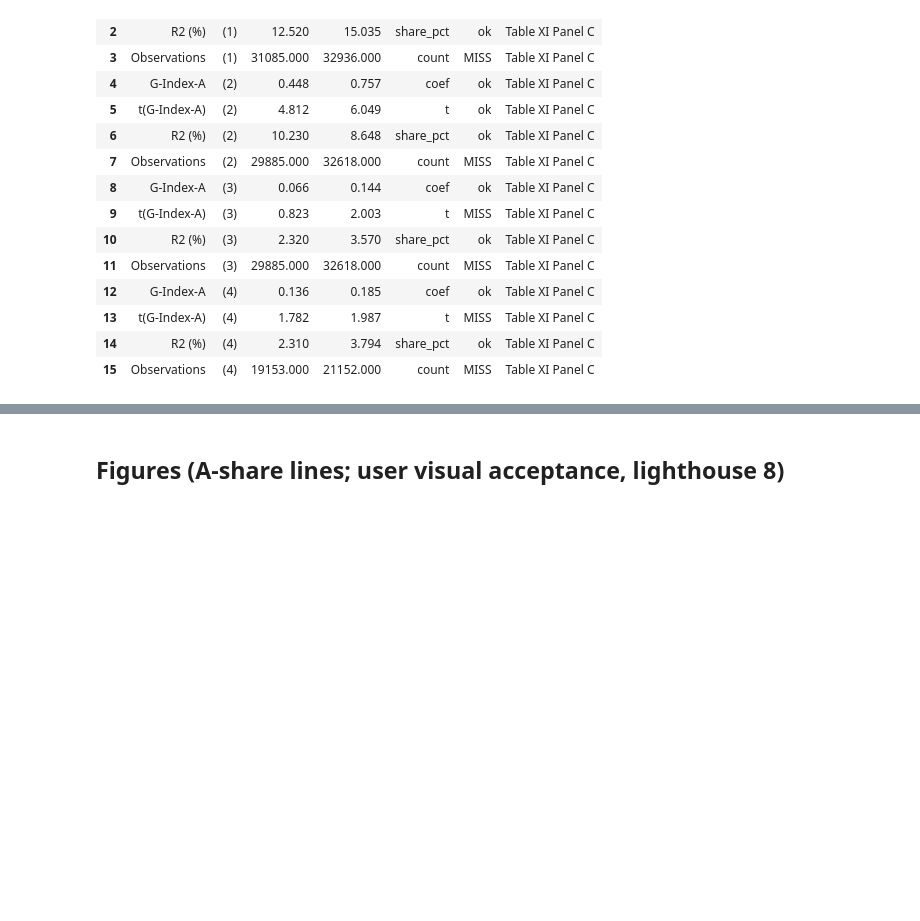
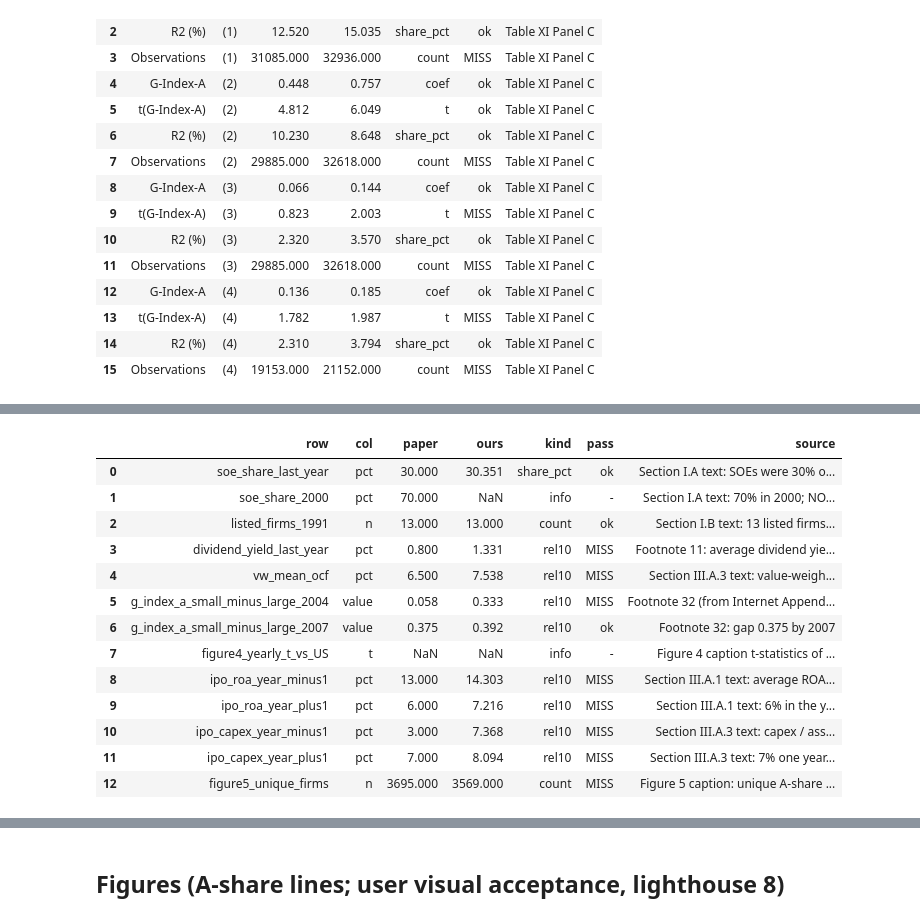
Before and after one commit to cchck/stock-exploration, a Jupyter notebook: notebooks/02_allen.ipynb, the cells around one changed output, grey strips where cells are left out. Cells and saved outputs as stored; diff of their text form; code cells hidden in the pictures; blank space fills up the shorter version.

```diff
--- a/notebooks/02_allen.ipynb
+++ b/notebooks/02_allen.ipynb
@@ -161,3 +182,20 @@ show('TXIII')
+# %%
+show('TXT')
+# %% [output]
+|  | row | col | paper | ours | kind | pass | source |
+| 0 | soe_share_last_year | pct | 30.000 | 30.351 | share_pct | ok | Section I.A text: SOEs were 30% o... |
+| 1 | soe_share_2000 | pct | 70.000 | NaN | info | - | Section I.A text: 70% in 2000; NO... |
+| 2 | listed_firms_1991 | n | 13.000 | 13.000 | count | ok | Section I.B text: 13 listed firms... |
+| 3 | dividend_yield_last_year | pct | 0.800 | 1.331 | rel10 | MISS | Footnote 11: average dividend yie... |
+| 4 | vw_mean_ocf | pct | 6.500 | 7.538 | rel10 | MISS | Section III.A.3 text: value-weigh... |
+| 5 | g_index_a_small_minus_large_2004 | value | 0.058 | 0.333 | rel10 | MISS | Footnote 32 (from Internet Append... |
+| 6 | g_index_a_small_minus_large_2007 | value | 0.375 | 0.392 | rel10 | ok | Footnote 32: gap 0.375 by 2007 |
+| 7 | figure4_yearly_t_vs_US | t | NaN | NaN | info | - | Figure 4 caption t-statistics of ... |
+| 8 | ipo_roa_year_minus1 | pct | 13.000 | 14.303 | rel10 | MISS | Section III.A.1 text: average ROA... |
+| 9 | ipo_roa_year_plus1 | pct | 6.000 | 7.216 | rel10 | MISS | Section III.A.1 text: 6% in the y... |
+| 10 | ipo_capex_year_minus1 | pct | 3.000 | 7.368 | rel10 | MISS | Section III.A.3 text: capex / ass... |
+| 11 | ipo_capex_year_plus1 | pct | 7.000 | 8.094 | rel10 | MISS | Section III.A.3 text: 7% one year... |
+| 12 | figure5_unique_firms | n | 3695.000 | 3569.000 | count | MISS | Figure 5 caption: unique A-share ... |
 # %%
 pd.concat([show('F1-2'), show('F4'), show('F5'), show('S3A2')])
 # %% [output]
```
Also changed, not shown: parts of 7 cells of this notebook, 15 other files.
